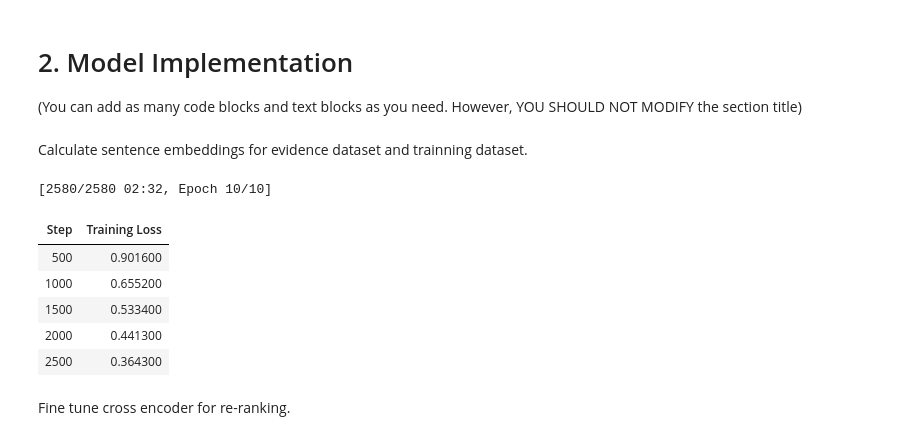
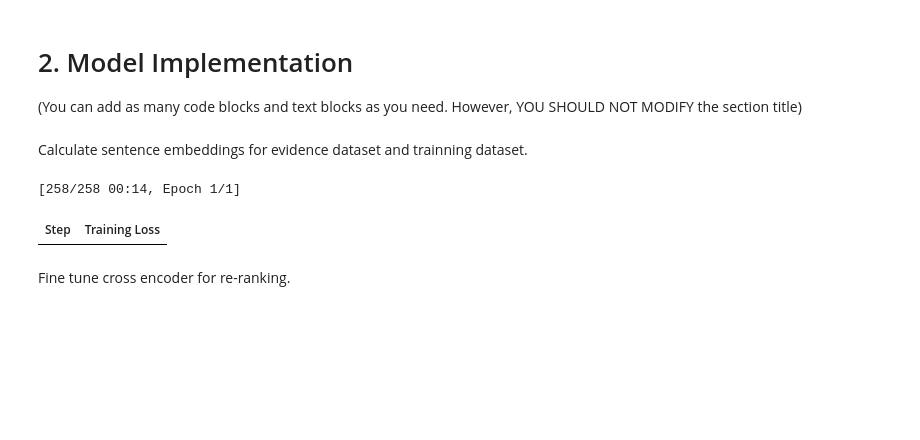
Before and after one commit to kakwak123/COMP90042_2025, a Jupyter notebook: Project_2 (2).ipynb, the cells around one changed output. Saved outputs shown, nothing was run; the diff lists cells and outputs as text; code cells hidden in the pictures; blank space fills up the shorter version.

```diff
--- a/Project_2 (2).ipynb
+++ b/Project_2 (2).ipynb
@@ -312,29 +381,24 @@ Calculate sentence embeddings for evidence dataset and trainning dataset.
 # %%
 device = "cuda" if torch.cuda.is_available() else "cpu"
 model = SentenceTransformer('all-MiniLM-L6-v2', device=device)
 
 train_data = load_positive_train_data(train_df, evidence_df)
 train_dataloader = DataLoader(train_data, shuffle=True, batch_size=16)
 train_loss = losses.MultipleNegativesRankingLoss(model=model)
 
 model.fit(
     train_objectives=[(train_dataloader, train_loss)],
-    epochs=10,
+    epochs=1,
     output_path='./output-bi-encoder',
     weight_decay=0.01
 )
 
 evidence_embeddings = model.encode(evidence_df['value'], batch_size=64, show_progress_bar=True)
 dev_claims_embeddings = model.encode(dev_df['claim_text'], batch_size=64, show_progress_bar=True)
 train_claims_embeddings = model.encode(train_df['claim_text'], batch_size=64, show_progress_bar=True)
 # %% [output]
-[2580/2580 02:32, Epoch 10/10]
+[258/258 00:14, Epoch 1/1]
 | Step | Training Loss |
-| 500 | 0.901600 |
-| 1000 | 0.655200 |
-| 1500 | 0.533400 |
-| 2000 | 0.441300 |
-| 2500 | 0.364300 |
 # %% [markdown]
 Fine tune cross encoder for re-ranking.
 # %%
```
Also changed, not shown: parts of 12 cells of this notebook, 1 other file.
